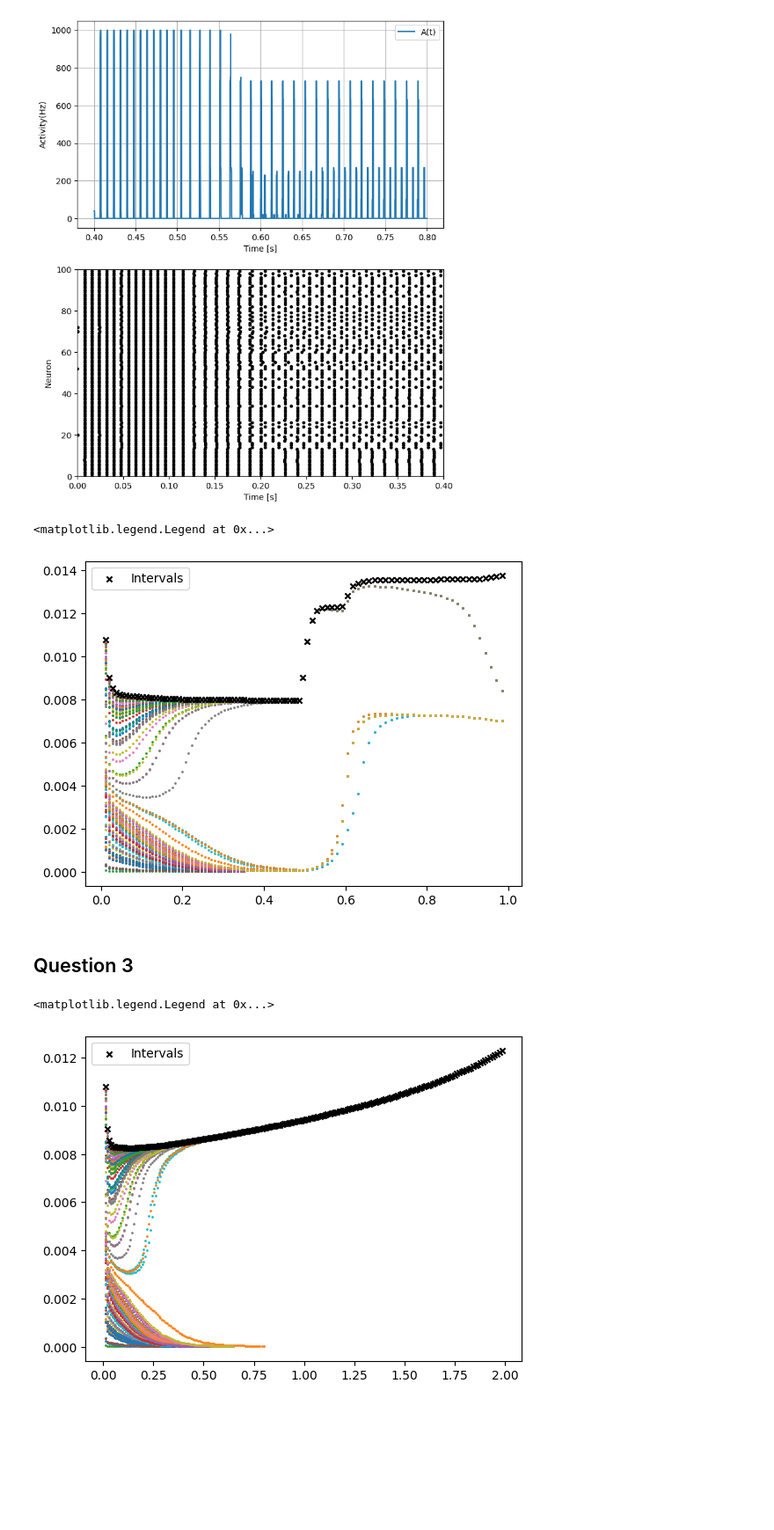
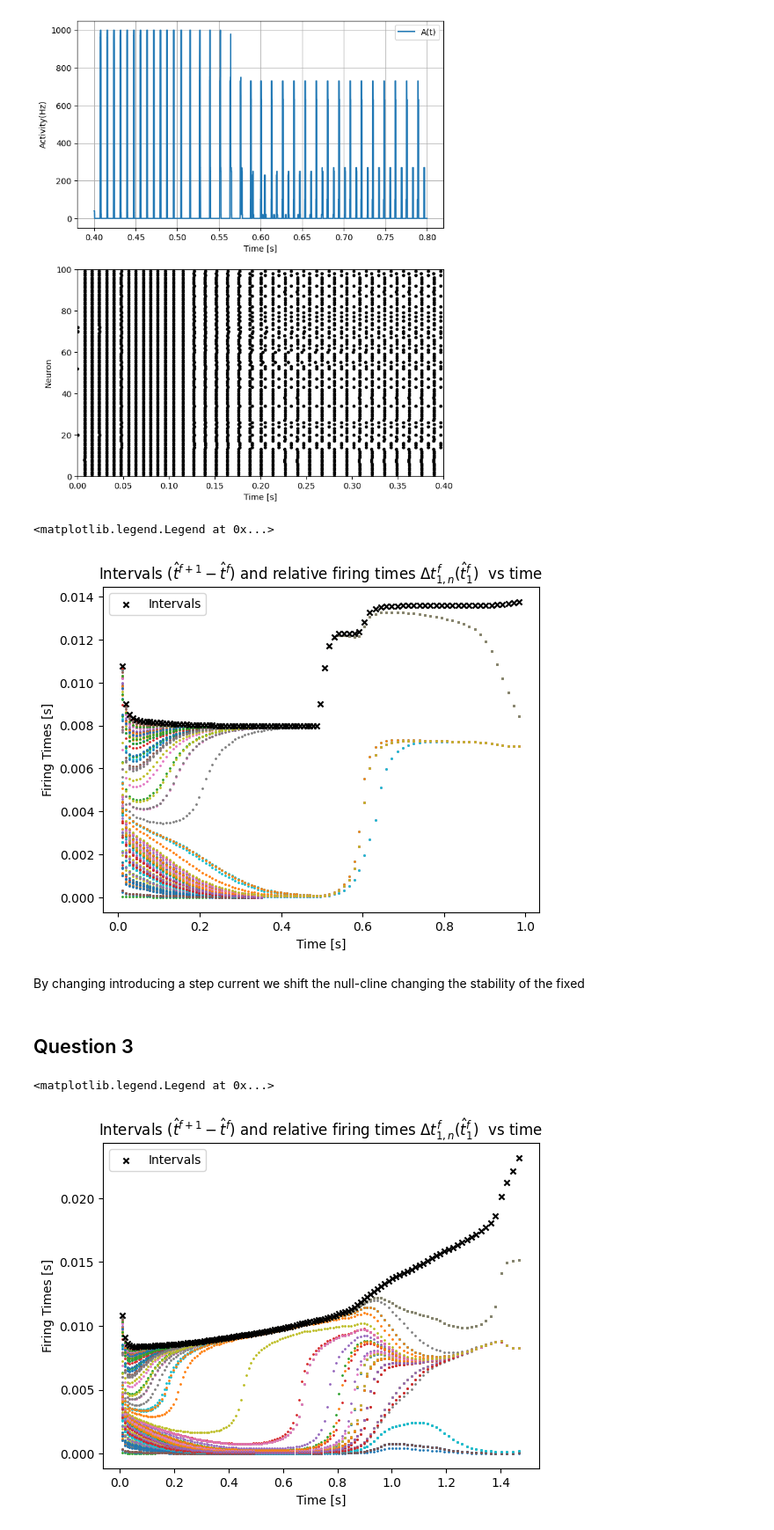
Before and after one commit to NicolasRR/SSHNeurons, a Jupyter notebook: Notebook.ipynb, the cells around one changed output. Shown at 88% size. Cells and saved outputs as stored; diff of their text form; code cells hidden in the pictures; blank space fills up the shorter version.

```diff
--- a/Notebook.ipynb
+++ b/Notebook.ipynb
@@ -155,6 +155,6 @@ def synchronous_state(vi, I, T=600*b2.ms,dt=b2.ms, beta=BETA):
 # %%
 T=600*b2.ms
-Vs1, ST1 = synchronous_state(Vi, dt=dt, T=T, I=np.zeros(int(T/dt))*1e3*b2.mA)
+Vs1, ST1, epsilonA, epsilonB = synchronous_state(Vi, dt=dt, T=T, I=np.zeros(int(T/dt))*1e3*b2.mA)
 # %% [markdown]
 ## Question 2
 # %%
@@ -185,7 +185,7 @@ The period is 7.980000000000001 ms
 # %%
 dt = 1e-2*b2.ms
 T=600*b2.ms
-Vs2, ST2 = synchronous_state(Vi, dt=dt, T=T, I=np.full(int(T/dt), -0.25*b2.mA)*1e3*b2.mA)
+Vs2, ST2, _, _ = synchronous_state(Vi, dt=dt, T=T, I=np.full(int(T/dt), -0.25*b2.mA)*1e3*b2.mA)
 # %%
 steps = Vs1.shape[0]
 t = np.arange(0, steps, 1)
@@ -247,7 +250,7 @@ T=1e3*b2.ms
 I0 = -0.25*b2.mA
 steps = np.arange(0,int(T/dt)+1, 1)*dt
 I = I0*(steps>500*b2.ms)
-Vs3, ST3 = synchronous_state(Vi, dt=dt, T=T, I=I)
+Vs3, ST3,_,_ = synchronous_state(Vi, dt=dt, T=T, I=I)
 # %%
 steps = Vs3.shape[0]
 t = np.arange(0, steps, 1)
@@ -265,27 +268,35 @@ rtimes, intervals = intervals_spike(ST3)
 for n in range(rtimes.shape[1]):
   plt.scatter(np.cumsum(intervals), rtimes[:,n], s=1)
 plt.scatter(np.cumsum(intervals), intervals, marker="x", s=20, c="black", label = "Intervals")
+plt.title("Intervals ($\hat{t}^{f+1}-\hat{t}^{f}$) and relative firing times $\Delta t_{1,n}^f(\hat{t}_{1}^f)$  vs time")
+plt.xlabel("Time [s]")
+plt.ylabel("Firing Times [s]")
 plt.legend()
 # %% [output]
 <matplotlib.legend.Legend at 0x...>
-[figure, old version]
+[figure, new version]
+# %% [markdown]
+By changing introducing a step current we shift the null-cline changing the stability of the fixed
 # %% [markdown]
 ## Question 3
 # %%
 BETA2 = 0.025*b2.Hz
 # %%
-T=2e3*b2.ms
+T=1.8e3*b2.ms
 I0 = -0.25*b2.mA
 steps = np.arange(0,int(T/dt)+1, 1)*dt
-I = I0*steps/T
-Vs4, ST4 = synchronous_state(Vi, dt=dt, T=T, I=I, beta=BETA2)
+I = I0*steps/(1e3*b2.ms) ##### WARNING changed the constant
+Vs4, ST4,_,_ = synchronous_state(Vi, dt=dt, T=T, I=I, beta=BETA2)
 # %%
 
 rtimes, intervals = intervals_spike(ST4)
 for n in range(rtimes.shape[1]):
   plt.scatter(np.cumsum(intervals), rtimes[:,n], s=1)
 plt.scatter(np.cumsum(intervals), intervals, marker="x", s=20, c="black", label = "Intervals")
+plt.title("Intervals ($\hat{t}^{f+1}-\hat{t}^{f}$) and relative firing times $\Delta t_{1,n}^f(\hat{t}_{1}^f)$  vs time")
+plt.xlabel("Time [s]")
+plt.ylabel("Firing Times [s]")
 plt.legend()
 # %% [output]
 <matplotlib.legend.Legend at 0x...>
-[figure, old version]
+[figure, new version]
```
Also changed, not shown: parts of 9 cells of this notebook.
